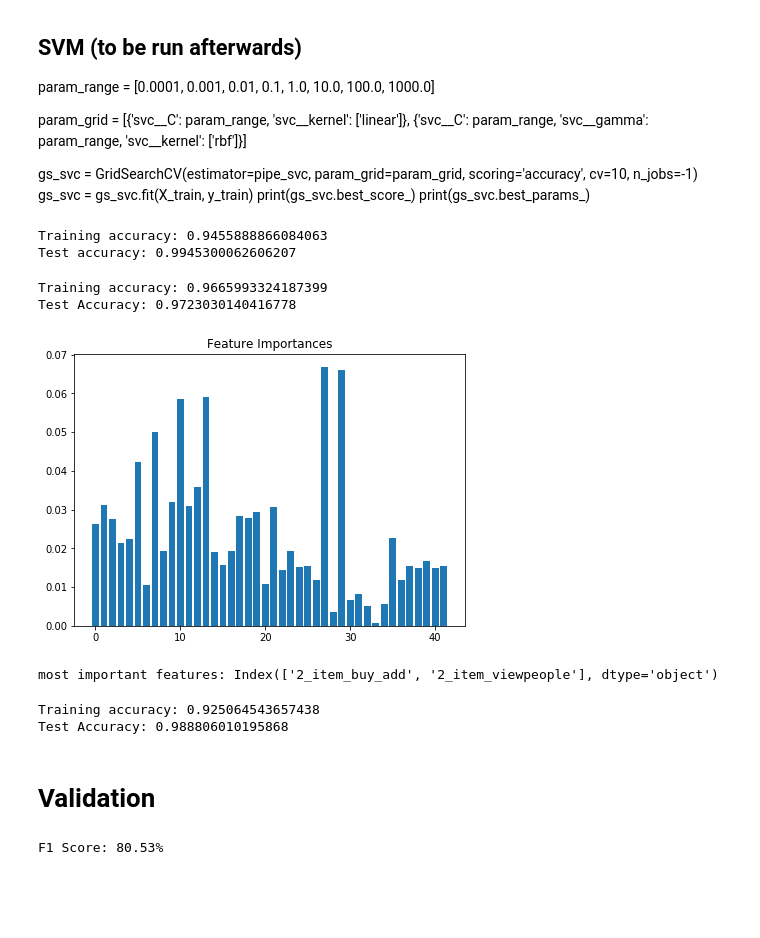
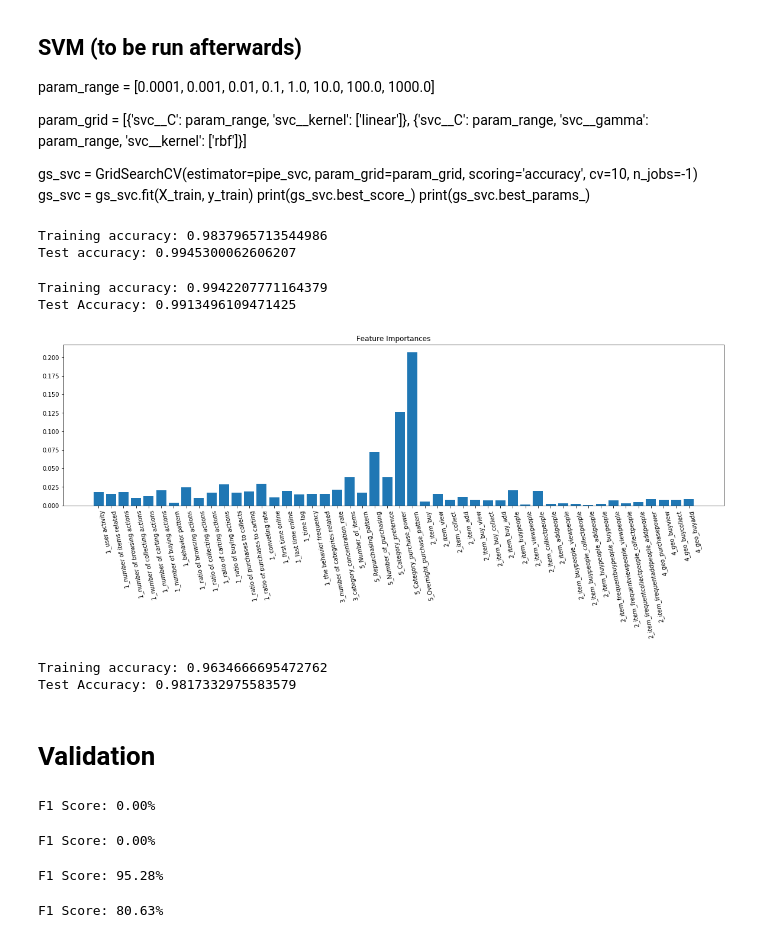
Before and after one commit to Parametric3/PHBS_MLF_2019, a Jupyter notebook: modeling.ipynb, the cells around one changed output. Saved outputs shown, nothing was run; the diff lists cells and outputs as text; code cells hidden in the pictures; blank space fills up the shorter version.

```diff
--- a/modeling.ipynb
+++ b/modeling.ipynb
@@ -42,6 +43,9 @@ test = pd.merge(df3,df4,left_index=True,right_index=True,how='outer')
 # %%
 train = train.dropna(how='all')
 test = train.dropna(how='all')
+# %%
+train = shuffle(train)
+test = shuffle(test)
 # %%
 train.head()
 # %% [output]
@@ -136,0 +141,6 @@ plt_pca(X_train)
+# %%
+pca = PCA(n_components=2)
+pca.fit(X_train)
+X_train_pca = pca.transform(X_train)
+print("X_train_pca.shape: {}".format(X_train_pca.shape))
+print("PCA components:\n{}".format(pca.components_))
@@ -136,0 +165,2 @@ plt_pca(X_train)
+# %%
+feature_names = X_train.columns.values
@@ -180,7 +220,7 @@ svm.fit(X_train, y_train)
 print('Training accuracy:', svm.score(X_train, y_train))
 print('Test accuracy:', svm.score(X_test_std, y_test))
 # %% [output]
-Training accuracy: 0.9455888866084063
+Training accuracy: 0.9837965713544986
 Test accuracy: 0.9945300062606207
 # %%
 rfc = RandomForestClassifier(n_estimators=100)
@@ -188,26 +228,37 @@ rfc = rfc.fit(X_train,y_train)
 print('Training accuracy:', rfc.score(X_train, y_train))
 print('Test Accuracy:', rfc.score(X_test, y_test))
 # %% [output]
-Training accuracy: 0.9665993324187399
-Test Accuracy: 0.9723030140416778
+Training accuracy: 0.9942207771164379
+Test Accuracy: 0.9913496109471425
 # %%
-f, ax = plt.subplots(figsize=(7, 5))
+f, ax = plt.subplots(figsize=(20, 5))
 ax.bar(range(len(rfc.feature_importances_)),rfc.feature_importances_)
+plt.xticks(range(len(feature_names)),feature_names, rotation=100, ha='left')
 ax.set_title("Feature Importances")
 f.show()
 # %% [output]
-[figure, old version]
+[figure, new version]
-# %%
-print('most important features:',X_train.columns[(26,28),])
-# %% [output]
-most important features: Index(['2_item_buy_add', '2_item_viewpeople'], dtype='object')
 # %%
 gbc = GradientBoostingClassifier()
 gbc = gbc.fit(X_train,y_train)
 print('Training accuracy:', gbc.score(X_train, y_train))
 print('Test Accuracy:', gbc.score(X_test, y_test))
 # %% [output]
-Training accuracy: 0.925064543657438
-Test Accuracy: 0.988806010195868
+Training accuracy: 0.9634666695472762
+Test Accuracy: 0.9817332975583579
 # %% [markdown]
 # Validation
+# %%
+# F-1 score for Lasso+LR
+y_train_pred1 = cross_val_predict(lr, X_train, y_train, cv=5)
+f1 = f1_score(y_train, y_train_pred1)
+print("F1 Score: {0:.2%}".format(f1))
+# %% [output]
+F1 Score: 0.00%
+# %%
+# F-1 score for pca+LR
+y_train_pred2 = cross_val_predict(pipe_lr, X_train, y_train, cv=5)
+f2 = f1_score(y_train, y_train_pred2)
+print("F1 Score: {0:.2%}".format(f2))
+# %% [output]
+F1 Score: 0.00%
@@ -214,8 +270,15 @@ Test Accuracy: 0.988806010195868
 # %%
 # F-1 score for RF
-y_train_pred = cross_val_predict(rfc, X_train, y_train, cv=5)
-f = f1_score(y_train, y_train_pred)
-print("F1 Score: {0:.2%}".format(f))
+y_train_pred3 = cross_val_predict(rfc, X_train, y_train, cv=5)
+f3 = f1_score(y_train, y_train_pred3)
+print("F1 Score: {0:.2%}".format(f3))
 # %% [output]
-F1 Score: 80.53%
+F1 Score: 95.28%
+# %%
+# F-1 score for GBC
+y_train_pred4 = cross_val_predict(gbc, X_train, y_train, cv=5)
+f4 = f1_score(y_train, y_train_pred4)
+print("F1 Score: {0:.2%}".format(f4))
+# %% [output]
+F1 Score: 80.63%
 # %%
```
Also changed, not shown: parts of 14 cells of this notebook.
